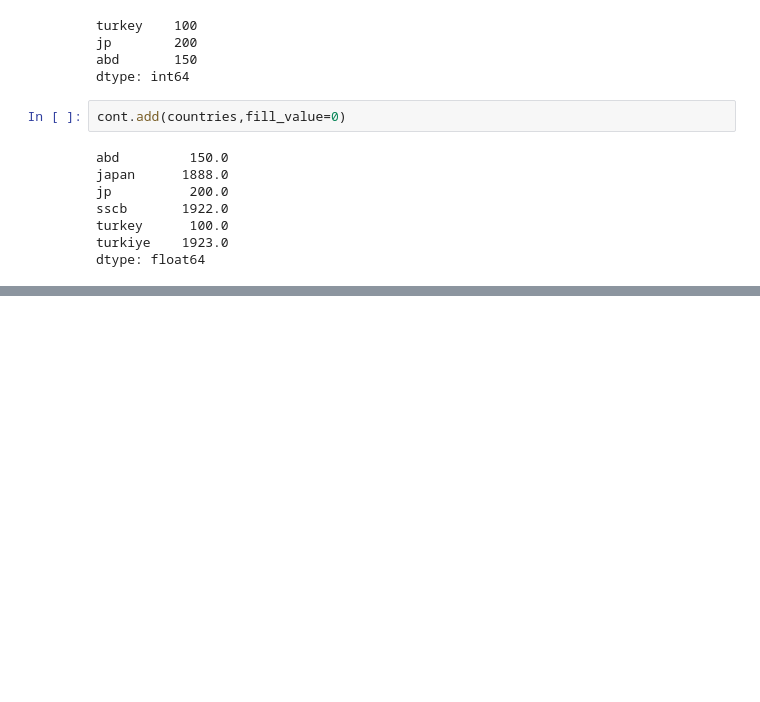
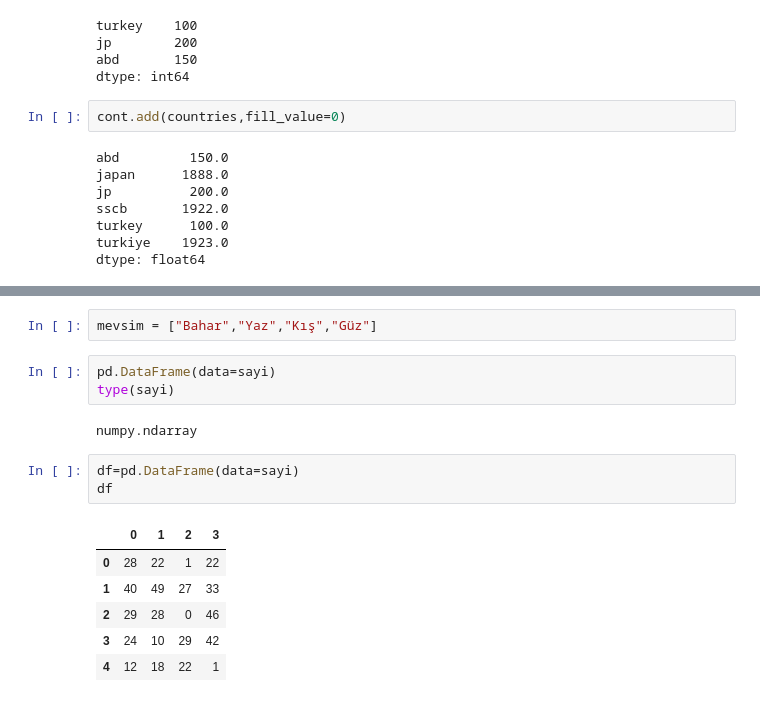
Before and after one commit to emrekandazoglu/py_ML, a Jupyter notebook: pandas/demo1.ipynb, the cells around one changed output, grey strips where cells are left out. Drawn from its saved outputs; the diff is of its cells as text; blank space fills up the shorter version.

```diff
--- a/pandas/demo1.ipynb
+++ b/pandas/demo1.ipynb
@@ -96,0 +139,17 @@ dtype: float64
+# %%
+mevsim = ["Bahar","Yaz","Kış","Güz"]
+# %%
+pd.DataFrame(data=sayi)
+type(sayi)
+# %% [output]
+numpy.ndarray
+# %%
+df=pd.DataFrame(data=sayi)
+df
+# %% [output]
+|  | 0 | 1 | 2 | 3 |
+| 0 | 28 | 22 | 1 | 22 |
+| 1 | 40 | 49 | 27 | 33 |
+| 2 | 29 | 28 | 0 | 46 |
+| 3 | 24 | 10 | 29 | 42 |
+| 4 | 12 | 18 | 22 | 1 |
```
Also changed, not shown: parts of 6 cells of this notebook, 1 other file.
